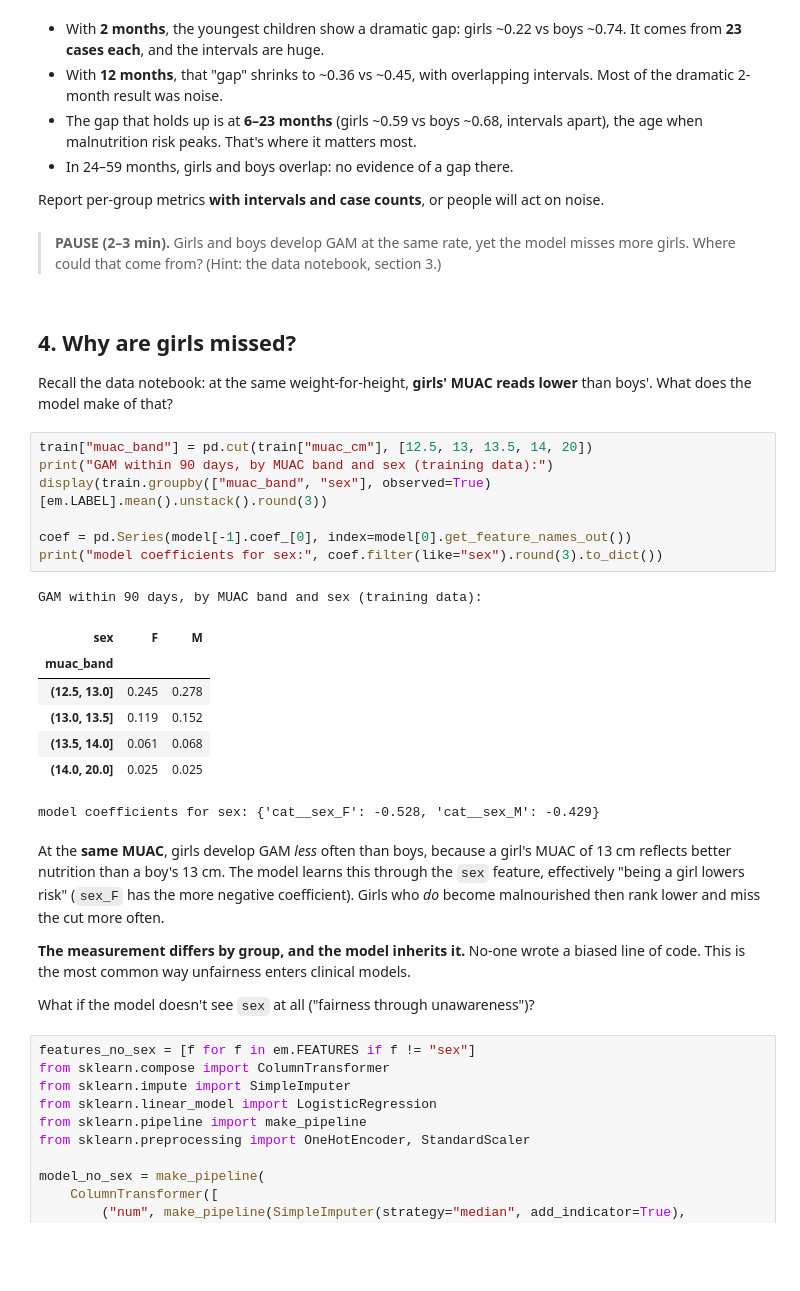
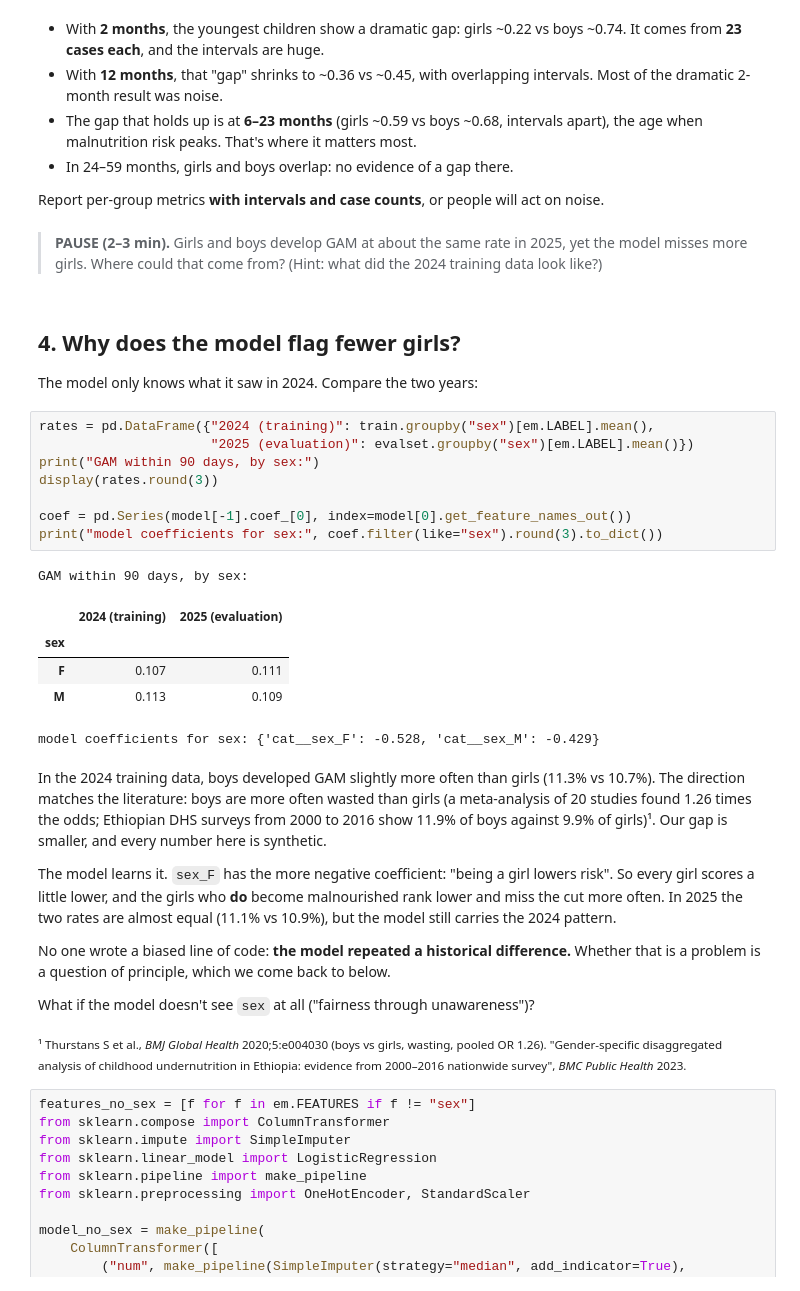
Before and after one commit to firmaye/MLOps-Workshop, a Jupyter notebook: malnutrition/04-fairlearn/fairness.ipynb, the cells around one changed output. Drawn from its saved outputs; the diff is of its cells as text; blank space fills up the shorter version.

```diff
--- a/malnutrition/04-fairlearn/fairness.ipynb
+++ b/malnutrition/04-fairlearn/fairness.ipynb
@@ -179,40 +179,45 @@ Evaluated on 12 months (24,000 visits):
 
 Report per-group metrics **with intervals and case counts**, or people will act on noise.
 # %% [markdown]
-> **PAUSE (2–3 min).** Girls and boys develop GAM at the same rate, yet the model misses
-> more girls. Where could that come from? (Hint: the data notebook, section 3.)
+> **PAUSE (2–3 min).** Girls and boys develop GAM at about the same rate in 2025, yet the model misses
+> more girls. Where could that come from? (Hint: what did the 2024 training data look like?)
 # %% [markdown]
-## 4. Why are girls missed?
+## 4. Why does the model flag fewer girls?
 
-Recall the data notebook: at the same weight-for-height, **girls' MUAC reads lower**
-than boys'. What does the model make of that?
+The model only knows what it saw in 2024. Compare the two years:
 # %%
-train["muac_band"] = pd.cut(train["muac_cm"], [12.5, 13, 13.5, 14, 20])
-print("GAM within 90 days, by MUAC band and sex (training data):")
-display(train.groupby(["muac_band", "sex"], observed=True)[em.LABEL].mean().unstack().round(3))
+rates = pd.DataFrame({"2024 (training)": train.groupby("sex")[em.LABEL].mean(),
+                      "2025 (evaluation)": evalset.groupby("sex")[em.LABEL].mean()})
+print("GAM within 90 days, by sex:")
+display(rates.round(3))
 
 coef = pd.Series(model[-1].coef_[0], index=model[0].get_feature_names_out())
 print("model coefficients for sex:", coef.filter(like="sex").round(3).to_dict())
 # %% [output]
-GAM within 90 days, by MUAC band and sex (training data):
+GAM within 90 days, by sex:
-| sex | F | M |
-| muac_band |  |  |
-| (12.5, 13.0] | 0.245 | 0.278 |
-| (13.0, 13.5] | 0.119 | 0.152 |
-| (13.5, 14.0] | 0.061 | 0.068 |
-| (14.0, 20.0] | 0.025 | 0.025 |
+|  | 2024 (training) | 2025 (evaluation) |
+| sex |  |  |
+| F | 0.107 | 0.111 |
+| M | 0.113 | 0.109 |
 model coefficients for sex: {'cat__sex_F': -0.528, 'cat__sex_M': -0.429}
 # %% [markdown]
-At the **same MUAC**, girls develop GAM *less* often than boys, because a girl's MUAC
-of 13 cm reflects better nutrition than a boy's 13 cm. The model learns this through
-the `sex` feature, effectively "being a girl lowers risk" (`sex_F` has the more
-negative coefficient). Girls who *do* become malnourished then rank lower and miss the
-cut more often.
+In the 2024 training data, boys developed GAM slightly more often than girls (11.3% vs 10.7%). The direction
+matches the literature: boys are more often wasted than girls (a meta-analysis of 20 studies found 1.26 times
+the odds; Ethiopian DHS surveys from 2000 to 2016 show 11.9% of boys against 9.9% of girls)¹. Our gap is smaller,
+and every number here is synthetic.
 
-**The measurement differs by group, and the model inherits it.** No-one wrote a biased
-line of code. This is the most common way unfairness enters clinical models.
+The model learns it. `sex_F` has the more negative coefficient: "being a girl lowers risk". So every girl scores a
+little lower, and the girls who **do** become malnourished rank lower and miss the cut more often. In 2025 the two
+rates are almost equal (11.1% vs 10.9%), but the model still carries the 2024 pattern.
+
+No one wrote a biased line of code: **the model repeated a historical difference.** Whether that is a problem is a
+question of principle, which we come back to below.
 
 What if the model doesn't see `sex` at all ("fairness through unawareness")?
+
+<sub>¹ Thurstans S et al., *BMJ Global Health* 2020;5:e004030 (boys vs girls, wasting, pooled OR 1.26). "Gender-specific
+disaggregated analysis of childhood undernutrition in Ethiopia: evidence from 2000–2016 nationwide survey",
+*BMC Public Health* 2023.</sub>
 # %%
 features_no_sex = [f for f in em.FEATURES if f != "sex"]
 from sklearn.compose import ColumnTransformer
```
Also changed, not shown: parts of 12 cells of this notebook, 3 other files.
